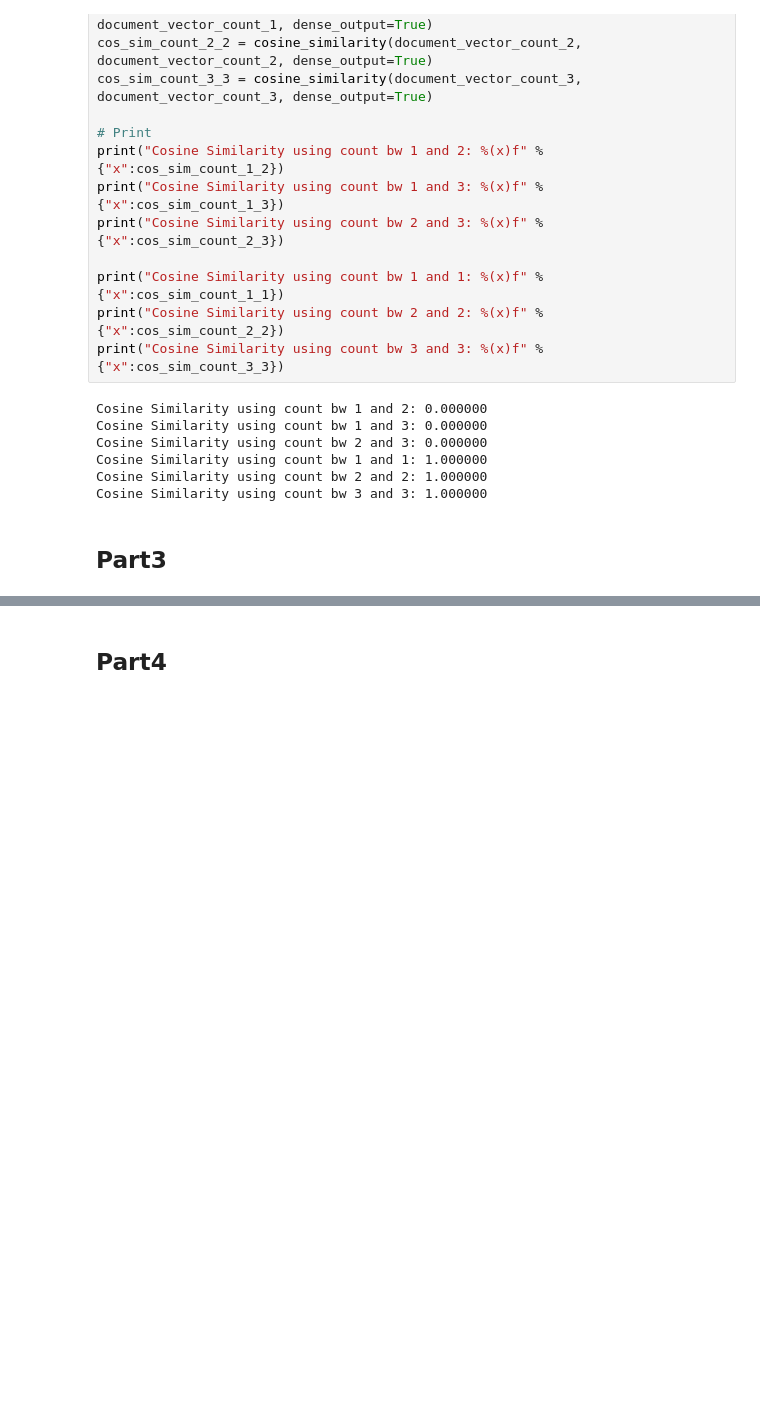
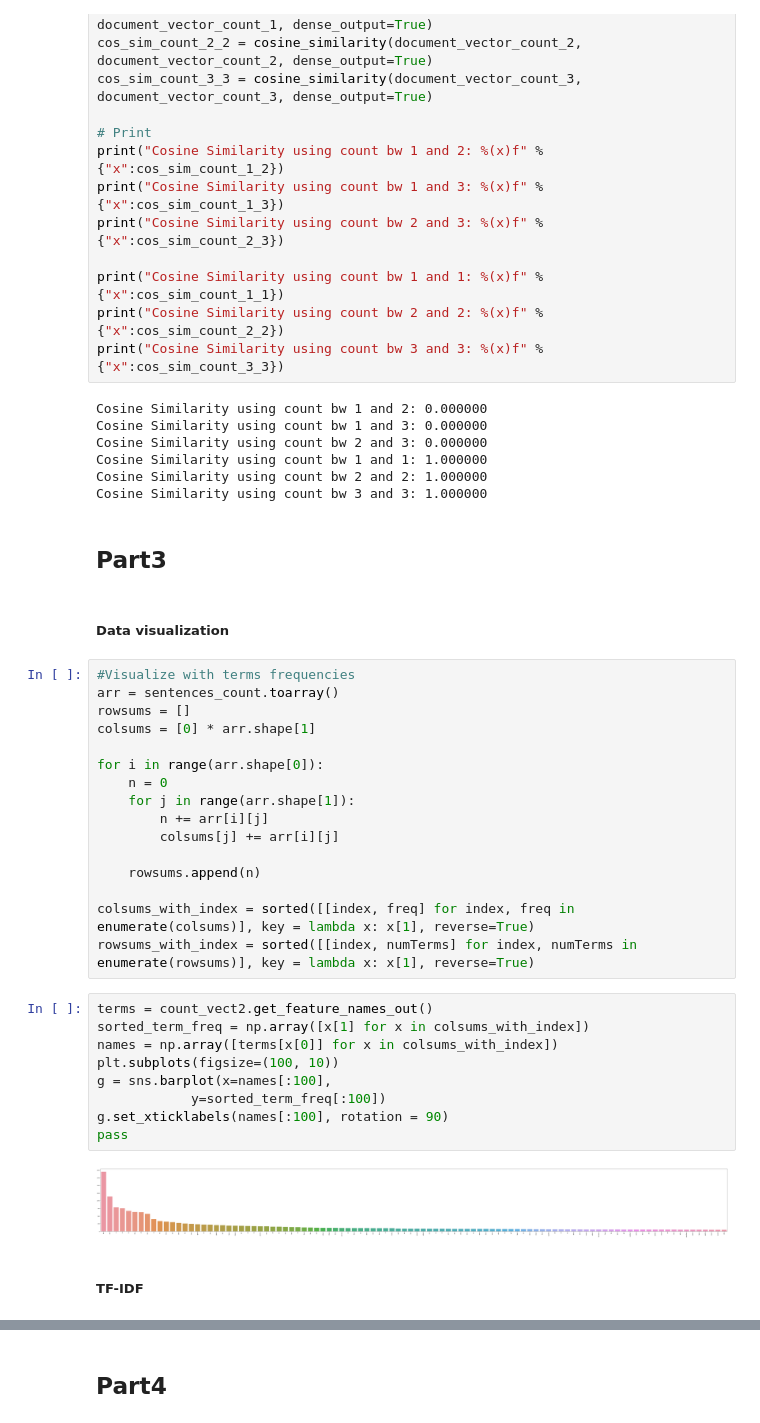
Before and after one commit to tomqwrtyu/DM2022-Lab1-Homework, a Jupyter notebook: DM2022-Lab1-Homework.ipynb, the cells around one changed output, grey strips where cells are left out. Cells and saved outputs as stored; diff of their text form; blank space fills up the shorter version.

```diff
--- a/DM2022-Lab1-Homework.ipynb
+++ b/DM2022-Lab1-Homework.ipynb
@@ -800,3 +802,34 @@ Cosine Similarity using count bw 2 and 2: 1.000000
 Cosine Similarity using count bw 3 and 3: 1.000000
 # %% [markdown]
 ## Part3
+# %% [markdown]
+##### Data visualization
+# %%
+#Visualize with terms frequencies
+arr = sentences_count.toarray()
+rowsums = []
+colsums = [0] * arr.shape[1]
+
+for i in range(arr.shape[0]):
+    n = 0
+    for j in range(arr.shape[1]):
+        n += arr[i][j]
+        colsums[j] += arr[i][j]
+
+    rowsums.append(n)
+
+colsums_with_index = sorted([[index, freq] for index, freq in enumerate(colsums)], key = lambda x: x[1], reverse=True)
+rowsums_with_index = sorted([[index, numTerms] for index, numTerms in enumerate(rowsums)], key = lambda x: x[1], reverse=True)
+# %%
+terms = count_vect2.get_feature_names_out()
+sorted_term_freq = np.array([x[1] for x in colsums_with_index])
+names = np.array([terms[x[0]] for x in colsums_with_index])
+plt.subplots(figsize=(100, 10))
+g = sns.barplot(x=names[:100],
+            y=sorted_term_freq[:100])
+g.set_xticklabels(names[:100], rotation = 90)
+pass
+# %% [output]
+[figure, added]
+# %% [markdown]
+##### TF-IDF
```
Also changed, not shown: parts of 27 cells of this notebook.
